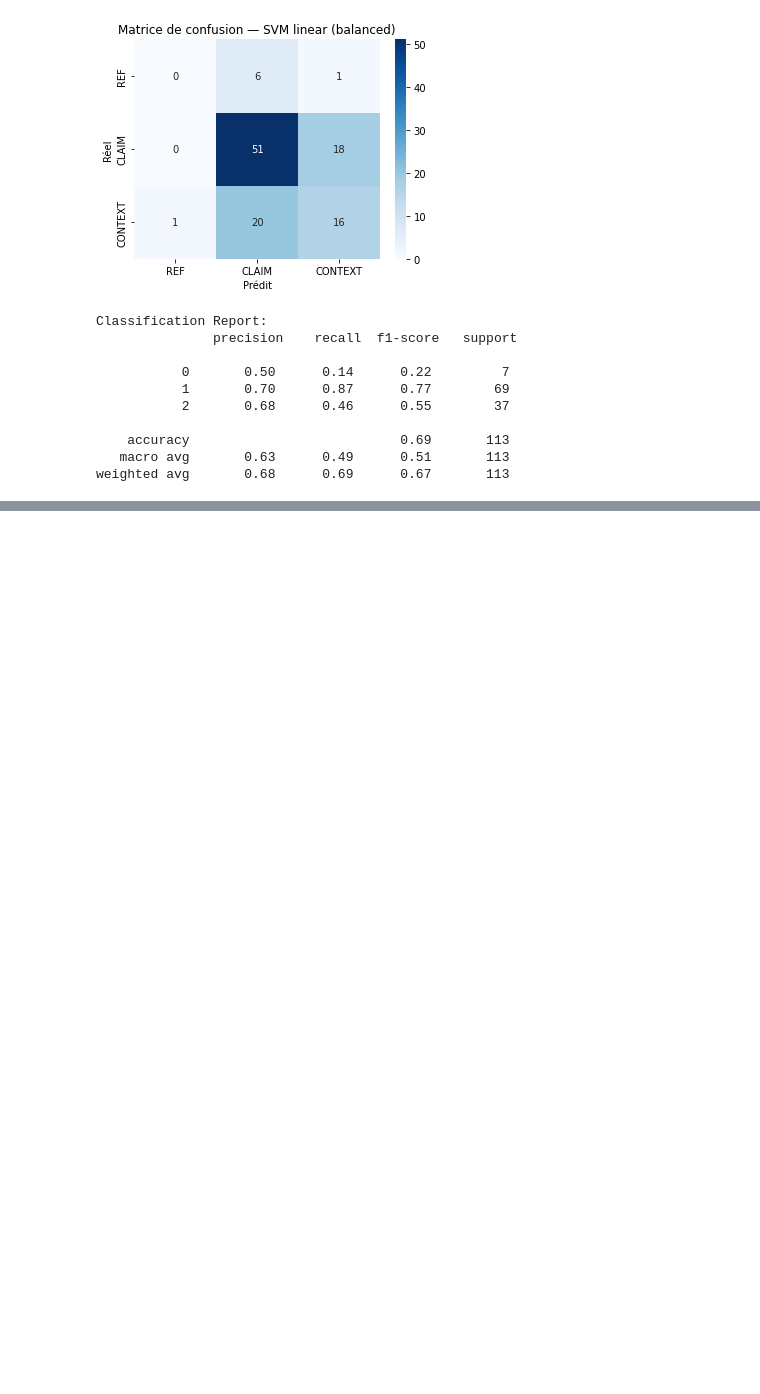
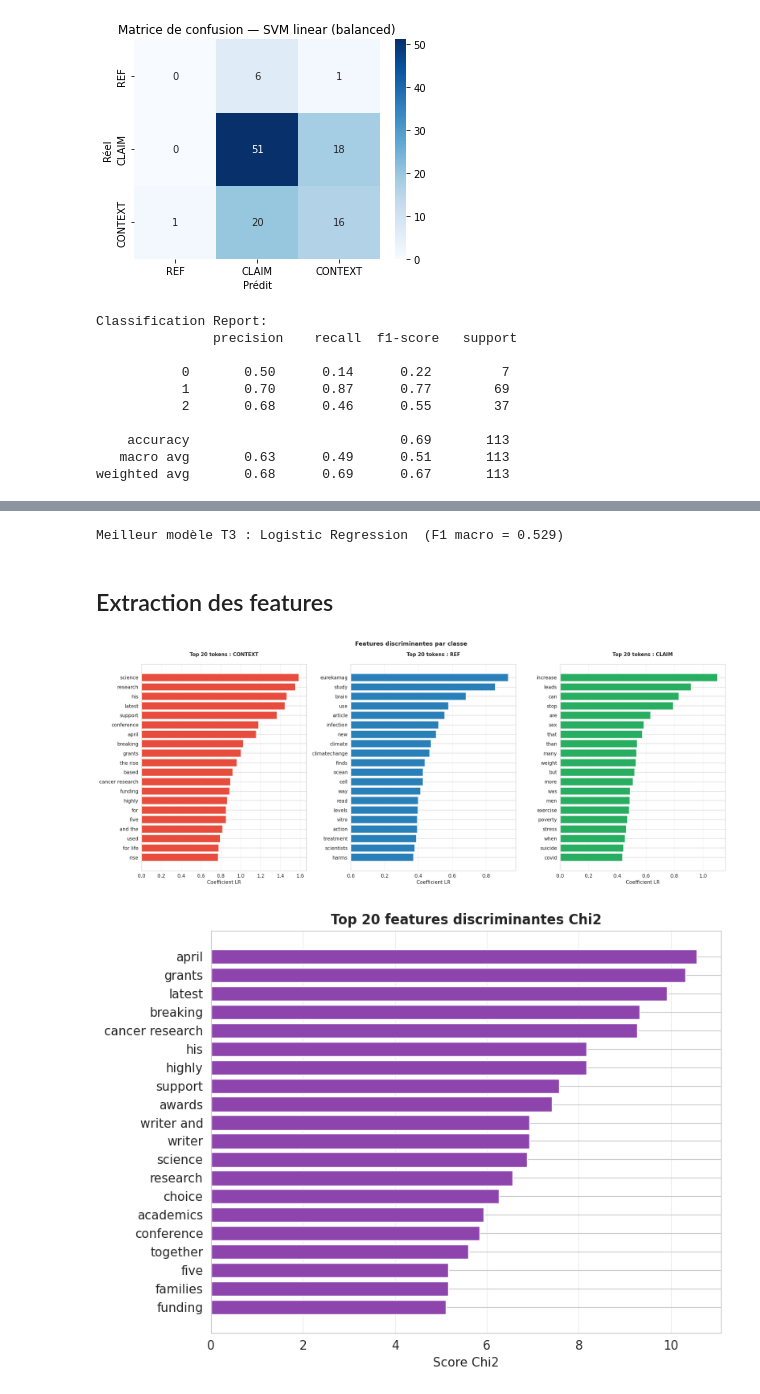
Before and after one commit to LazImane/ML_SciTweets, a Jupyter notebook: ML_SciTweets.ipynb, the cells around one changed output, grey strips where cells are left out. Cells and saved outputs as stored; diff of their text form; code cells hidden in the pictures; blank space fills up the shorter version.

```diff
--- a/ML_SciTweets.ipynb
+++ b/ML_SciTweets.ipynb
@@ -2187,0 +2425,77 @@ weighted avg       0.68      0.69      0.67       113
+# %%
+best_m3 = df_models_t3.iloc[0]
+print(f"""
+Meilleur modèle T3 : {best_m3['Modèle']}  (F1 macro = {best_m3['F1 macro']:.3f})
+""")
+# %% [output]
+Meilleur modèle T3 : Logistic Regression  (F1 macro = 0.529)
+# %% [markdown]
+## Extraction des features
+# %%
+from sklearn.feature_selection import chi2 as chi2_stat
+
+vec_bonus_t3 = TfidfVectorizer(
+    ngram_range=(1, 2),
+    max_features=5000,
+    min_df=2, max_df=0.9,
+    token_pattern=r'\b(?!http)\w{3,}\b'
+)
+X_bonus_t3 = vec_bonus_t3.fit_transform(X)
+feat_names_t3 = np.array(vec_bonus_t3.get_feature_names_out())
+
+#un coef par classe
+lr_bonus_t3 = LogisticRegression(
+    class_weight='balanced', max_iter=1000,
+    multi_class='multinomial', solver='lbfgs'
+)
+lr_bonus_t3.fit(X_bonus_t3, y)
+
+TOP = 20
+colors_class = {'CONTEXT': '#e74c3c', 'REF': '#2980b9', 'CLAIM': '#27ae60'}
+
+fig, axes = plt.subplots(1, 3, figsize=(20, 8))
+df_feat_list = []
+for i, cls_name in enumerate(CLASS_NAMES):
+    coefs = lr_bonus_t3.coef_[i]
+    top_idx = coefs.argsort()[::-1][:TOP]
+    df_feat = pd.DataFrame({
+        'token': feat_names_t3[top_idx],
+        'coef':  coefs[top_idx],
+        'class': cls_name
+    })
+    df_feat_list.append(df_feat)
+
+    axes[i].barh(
+        df_feat['token'][::-1], df_feat['coef'][::-1],
+        color=colors_class[cls_name], edgecolor='white'
+    )
+    axes[i].set_title(f'Top {TOP} tokens : {cls_name}\n',
+                       fontweight='bold', fontsize=11)
+    axes[i].set_xlabel('Coefficient LR')
+    axes[i].grid(axis='x', alpha=0.3)
+
+plt.suptitle('Features discriminantes par classe ',
+             fontsize=13, fontweight='bold')
+plt.tight_layout()
+plt.show()
+
+# Chi2
+chi2_scores_t3, _ = chi2_stat(X_bonus_t3, y)
+top_chi2_t3 = chi2_scores_t3.argsort()[::-1][:TOP]
+df_chi2_t3 = pd.DataFrame({
+    'token': feat_names_t3[top_chi2_t3],
+    'chi2':  chi2_scores_t3[top_chi2_t3]
+})
+
+fig, ax = plt.subplots(figsize=(8, 6))
+ax.barh(df_chi2_t3['token'][::-1], df_chi2_t3['chi2'][::-1],
+        color='#8e44ad', edgecolor='white')
+ax.set_title(f'Top {TOP} features discriminantes Chi2',
+             fontweight='bold', fontsize=12)
+ax.set_xlabel('Score Chi2')
+ax.grid(axis='x', alpha=0.3)
+plt.tight_layout()
+plt.show()
+# %% [output]
+[figure, added]
+[figure, added]
```
Also changed, not shown: parts of 12 cells of this notebook.
